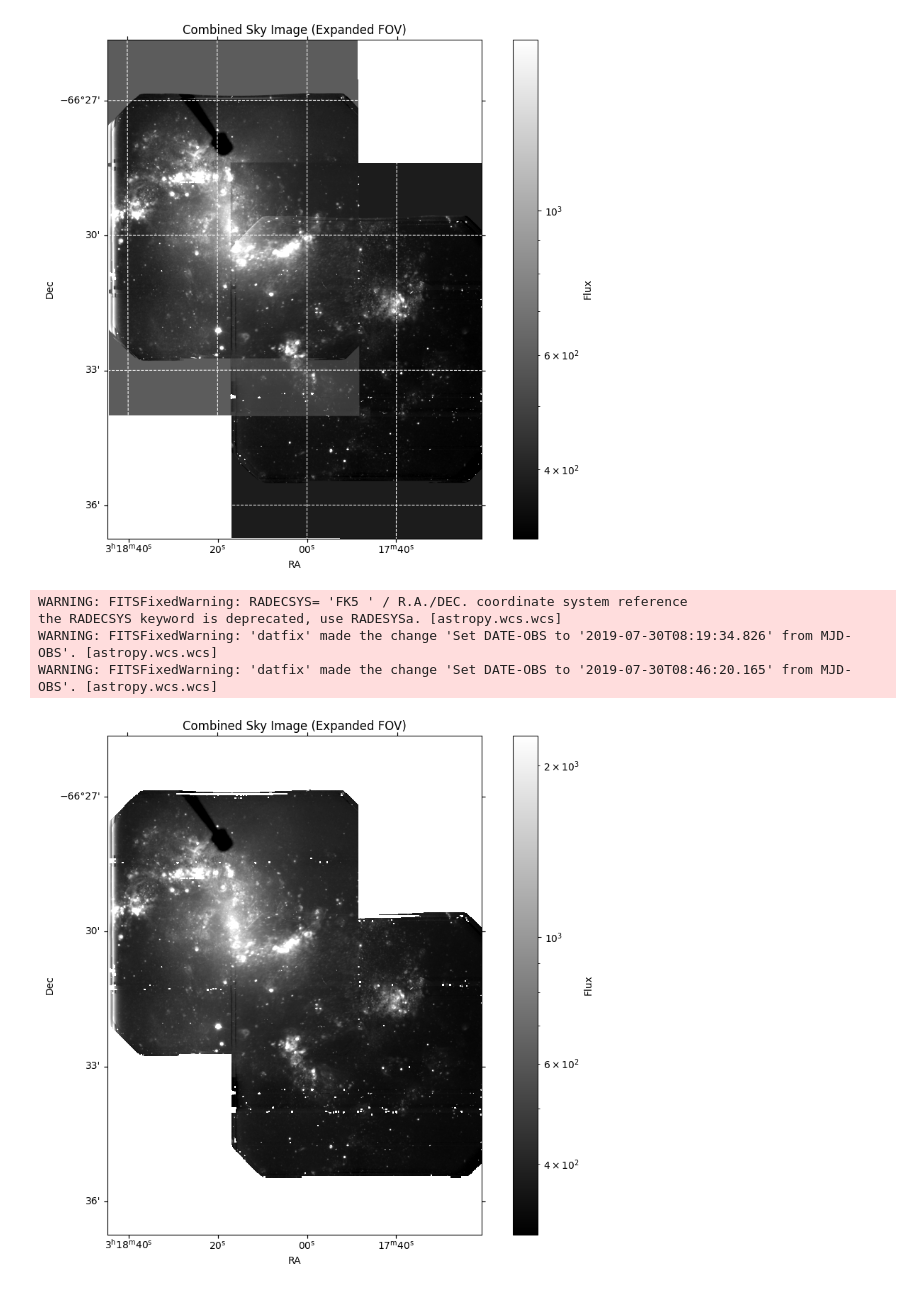
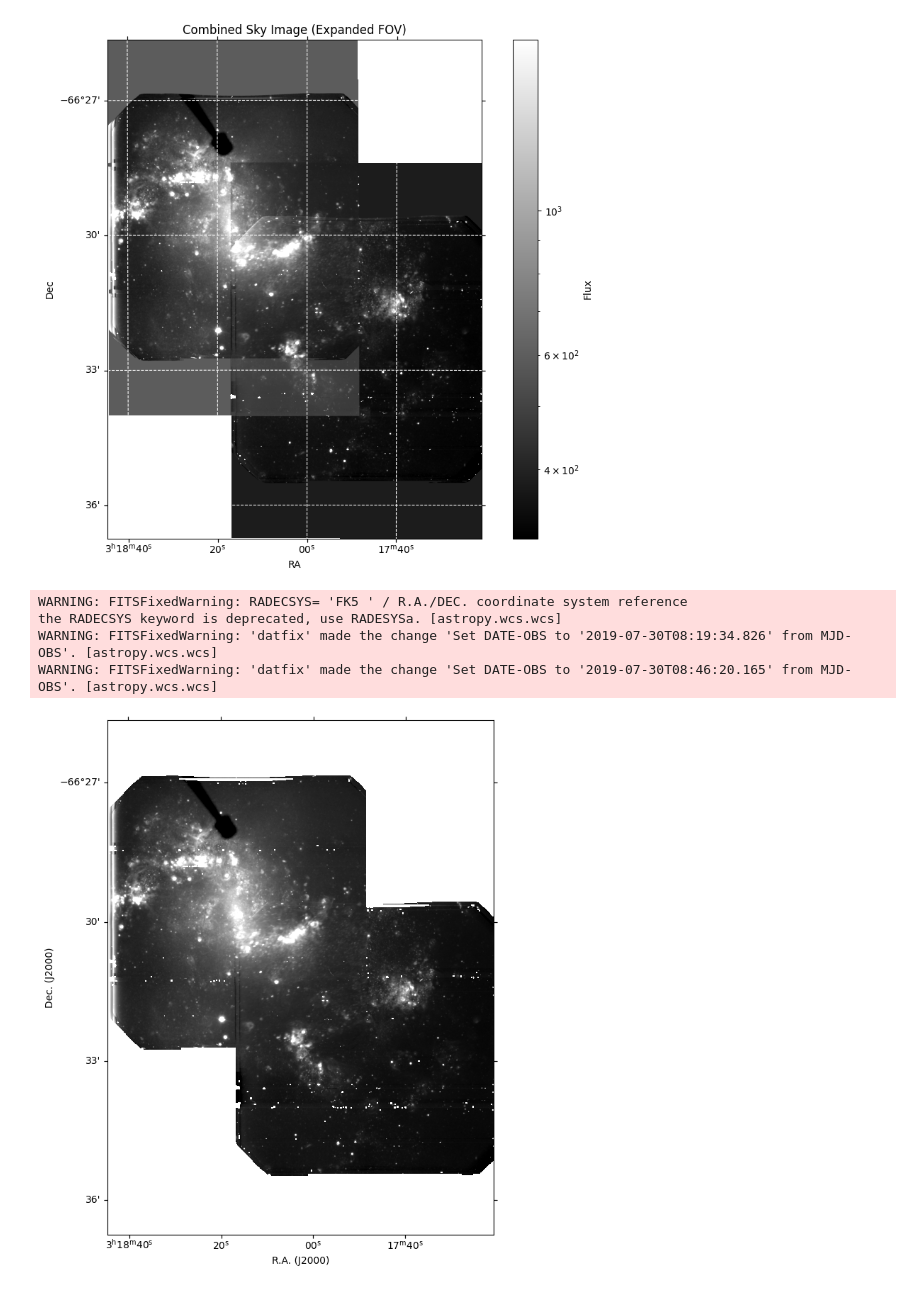
Before and after one commit to blnblnbln/amiwitas, a Jupyter notebook: new_test_nico.ipynb, the cells around one changed output. Saved outputs shown, nothing was run; the diff lists cells and outputs as text; code cells hidden in the pictures.

```diff
--- a/new_test_nico.ipynb
+++ b/new_test_nico.ipynb
@@ -65,36 +65,37 @@ data2 = hdul2['SCI'].data
 wcs2 = WCS(hdul2['SCI'].header)
 
 # Replace specific values with NaN
 data1 = np.where(data1 == 593.67285, np.nan, data1)
 data2 = np.where(data2 == 380.0607, np.nan, data2)
 
 # Compute an output WCS and shape that includes both images
 new_wcs, new_shape = find_optimal_celestial_wcs([(data1, wcs1), (data2, wcs2)])
 
 # Reproject both images onto the common WCS
 reproj1, _ = reproject_interp((data1, wcs1), new_wcs, shape_out=new_shape)
 reproj2, _ = reproject_interp((data2, wcs2), new_wcs, shape_out=new_shape)
 
 # Combine the two images (e.g., average)
 combined = np.nanmean(np.array([reproj1, reproj2]), axis=0)
 combined = np.where(combined > 0, combined, np.nan)  # Optional: mask non-positive values
 
 # Plot
 fig = plt.figure(figsize=(10, 8))
 ax = fig.add_subplot(111, projection=new_wcs)
 norm = LogNorm(vmin=np.nanpercentile(combined, 1), vmax=np.nanpercentile(combined, 99))
 im = ax.imshow(combined, origin='lower', cmap='gray', norm=norm)
-ax.set_title('Combined Sky Image (Expanded FOV)')
-ax.set_xlabel('RA')
-ax.set_ylabel('Dec')
+#ax.set_title('Combined Sky Image (Expanded FOV)')
+ax.set_xlabel('R.A. (J2000)')
+ax.set_ylabel('Dec. (J2000)')
+#ax.set_ylim(-66.60, -66.45)
+
 #ax.grid(color='white', ls='--')
-
-plt.colorbar(im, ax=ax, label='Flux')
+#plt.colorbar(im, ax=ax, label='Flux')
 plt.tight_layout()
 plt.show()
 # %% [output]
 WARNING: FITSFixedWarning: RADECSYS= 'FK5 ' / R.A./DEC. coordinate system reference
 the RADECSYS keyword is deprecated, use RADESYSa. [astropy.wcs.wcs]
 WARNING: FITSFixedWarning: 'datfix' made the change 'Set DATE-OBS to '2019-07-30T08:19:34.826' from MJD-OBS'. [astropy.wcs.wcs]
 WARNING: FITSFixedWarning: 'datfix' made the change 'Set DATE-OBS to '2019-07-30T08:46:20.165' from MJD-OBS'. [astropy.wcs.wcs]
-[figure, old version]
+[figure, new version]
```
Also changed, not shown: parts of 2 cells of this notebook.
